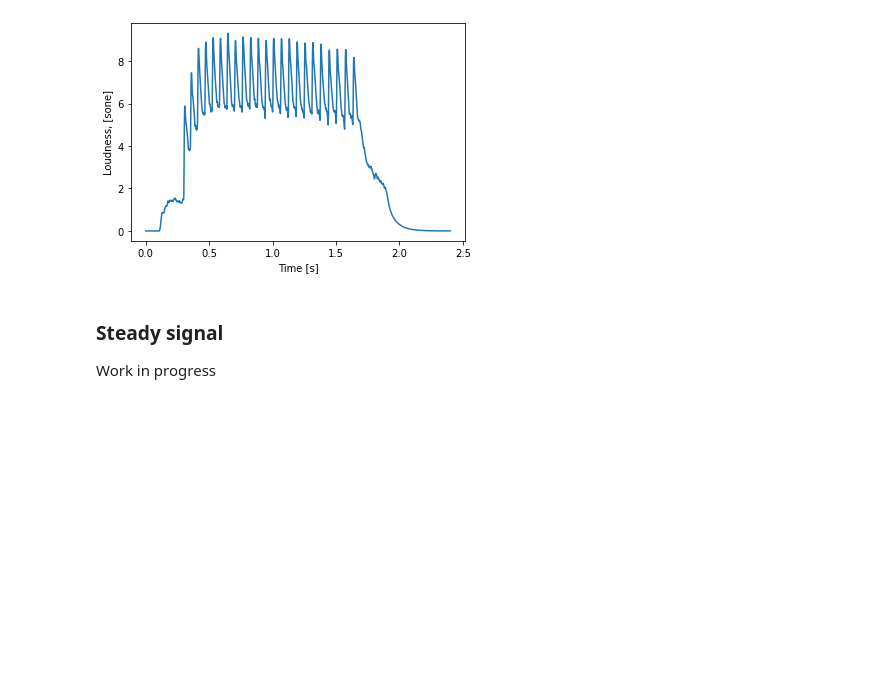
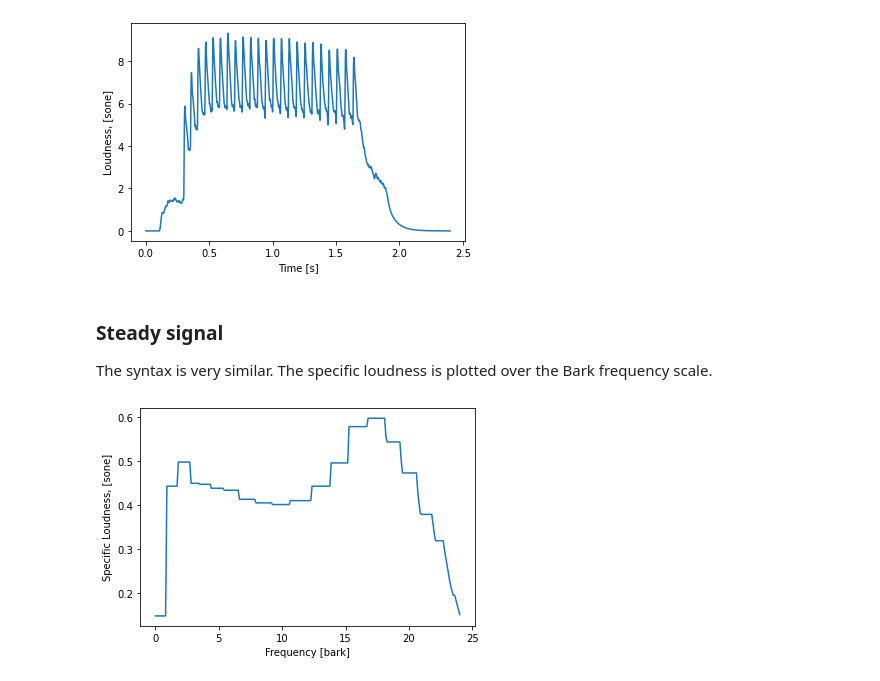
Before and after one commit to Eomys/MoSQITo, a Jupyter notebook: tutorials/tuto_loudness.ipynb, the cells around one changed output. Saved outputs shown, nothing was run; the diff lists cells and outputs as text; code cells hidden in the pictures; blank space fills up the shorter version.

```diff
--- a/tutorials/tuto_loudness.ipynb
+++ b/tutorials/tuto_loudness.ipynb
@@ -128,6 +128,27 @@ plt.ylabel("Loudness, [sone]")
 plt.show()
 # %% [output]
 [figure]
-# %% [markdown]
-### Steady signal
-Work in progress
+# %% [markdown]
+### Steady signal
+
+The syntax is very similar. The specific loudness is plotted over the Bark frequency scale.
+# %%
+# Load signal
+signal, fs = load(
+    True,
+    "../mosqito/validations/loudness_zwicker/data/ISO_532-1/Test signal 5 (pinknoise 60 dB).wav",
+    calib = 2 * 2**0.5
+)
+
+# Loudness calculation
+loudness = comp_loudness(True, signal, fs, field_type = 'free')
+
+# Plot
+N = loudness['specific values']
+bark_scale = np.linspace(0,24,num=len(N))
+plt.plot(bark_scale, N)
+plt.xlabel("Frequency [bark]")
+plt.ylabel("Specific Loudness, [sone]")
+plt.show()
+# %% [output]
+[figure, added]
```
Also changed, not shown: parts of 4 cells of this notebook, 4 other files.
